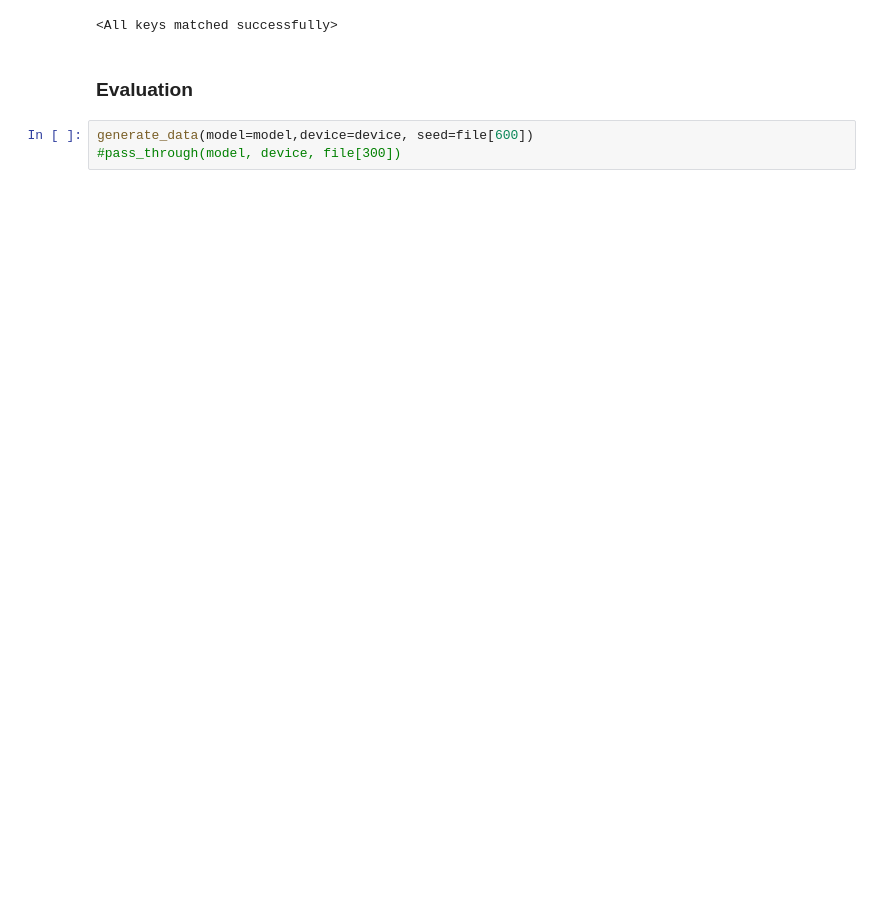
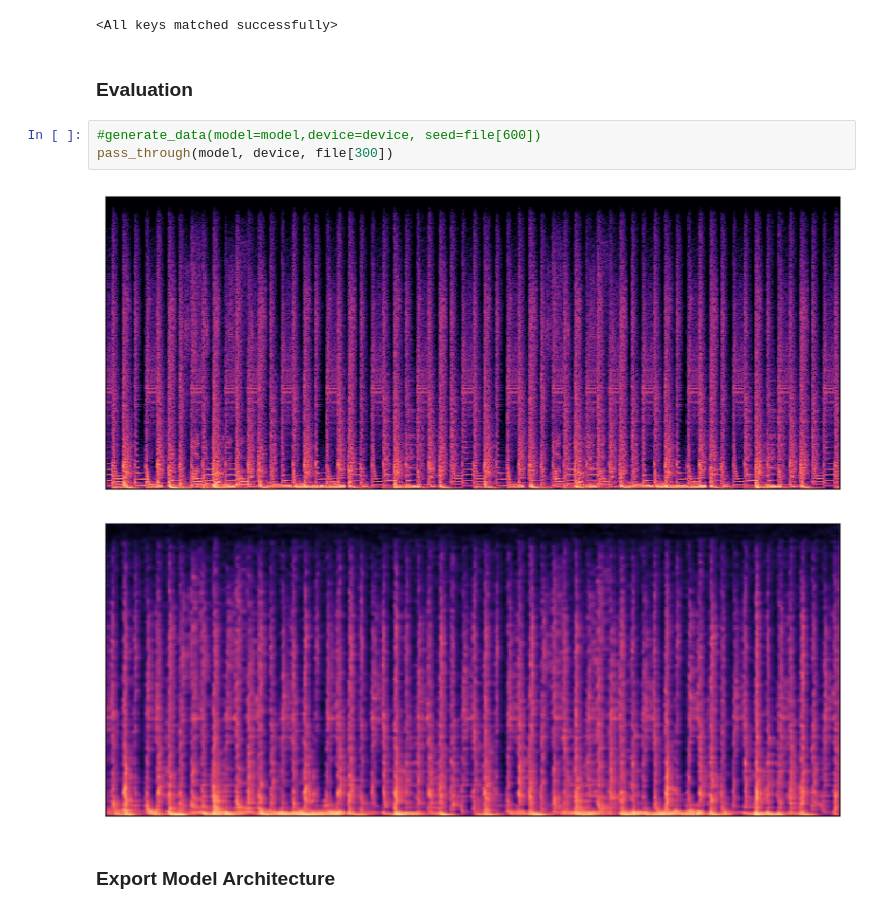
Before and after one commit to FinianLandes/MA_Diffusion, a Jupyter notebook: Main Scripts/Eval VAE.ipynb, the cells around one changed output. Cells and saved outputs as stored; diff of their text form; blank space fills up the shorter version.

```diff
--- a/Main Scripts/Eval VAE.ipynb
+++ b/Main Scripts/Eval VAE.ipynb
@@ -64,5 +64,10 @@ model.load_state_dict(torch.load(f"{MODEL_PATH}/{model_name}.pth", map_location=
 # %% [markdown]
 ### Evaluation
 # %%
-generate_data(model=model,device=device, seed=file[600])
-#pass_through(model, device, file[300])
+#generate_data(model=model,device=device, seed=file[600])
+pass_through(model, device, file[300])
+# %% [output]
+[figure, added]
+[figure, added]
+# %% [markdown]
+### Export Model Architecture
```
Also changed, not shown: parts of 3 cells of this notebook, 5 other files.
